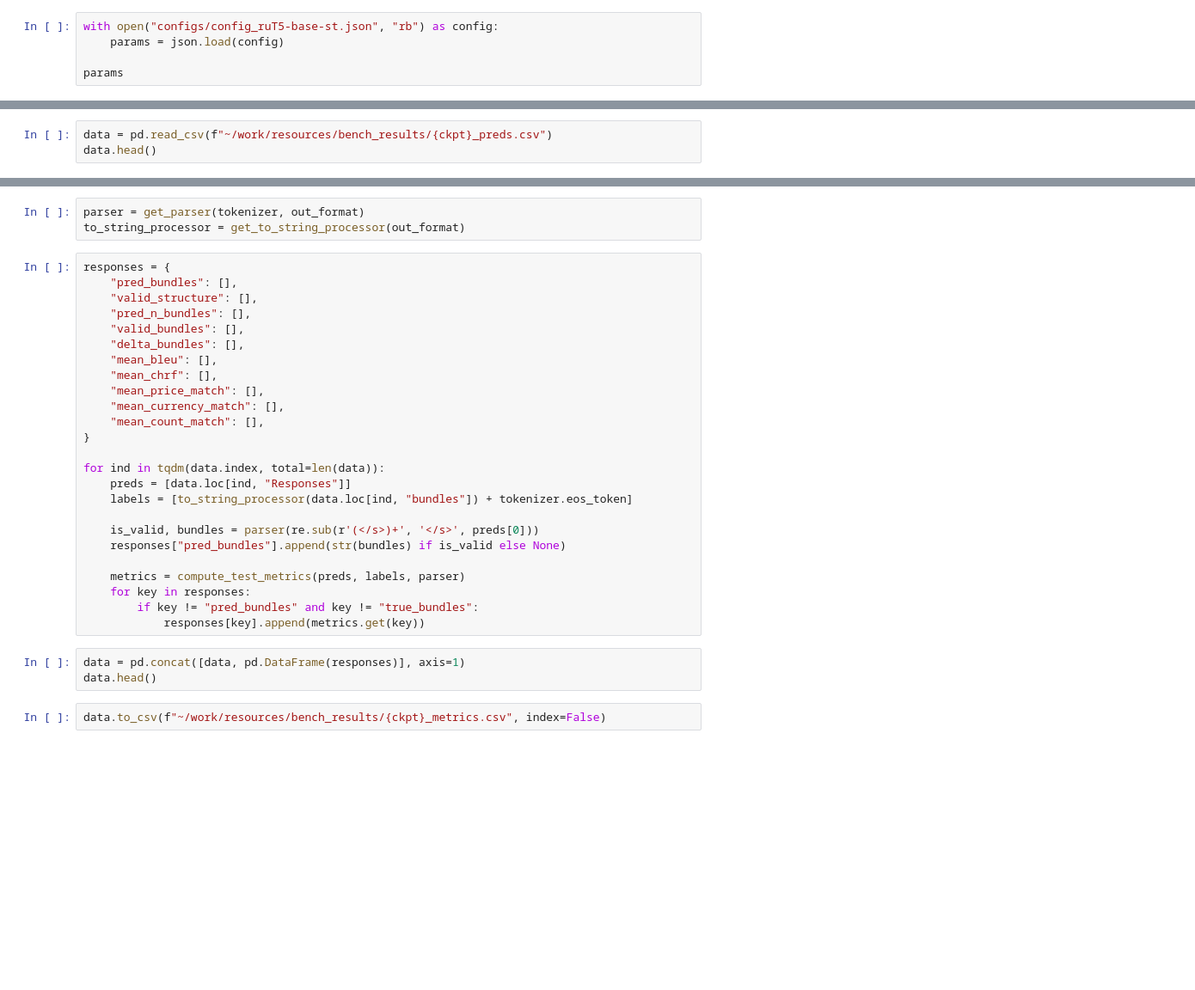
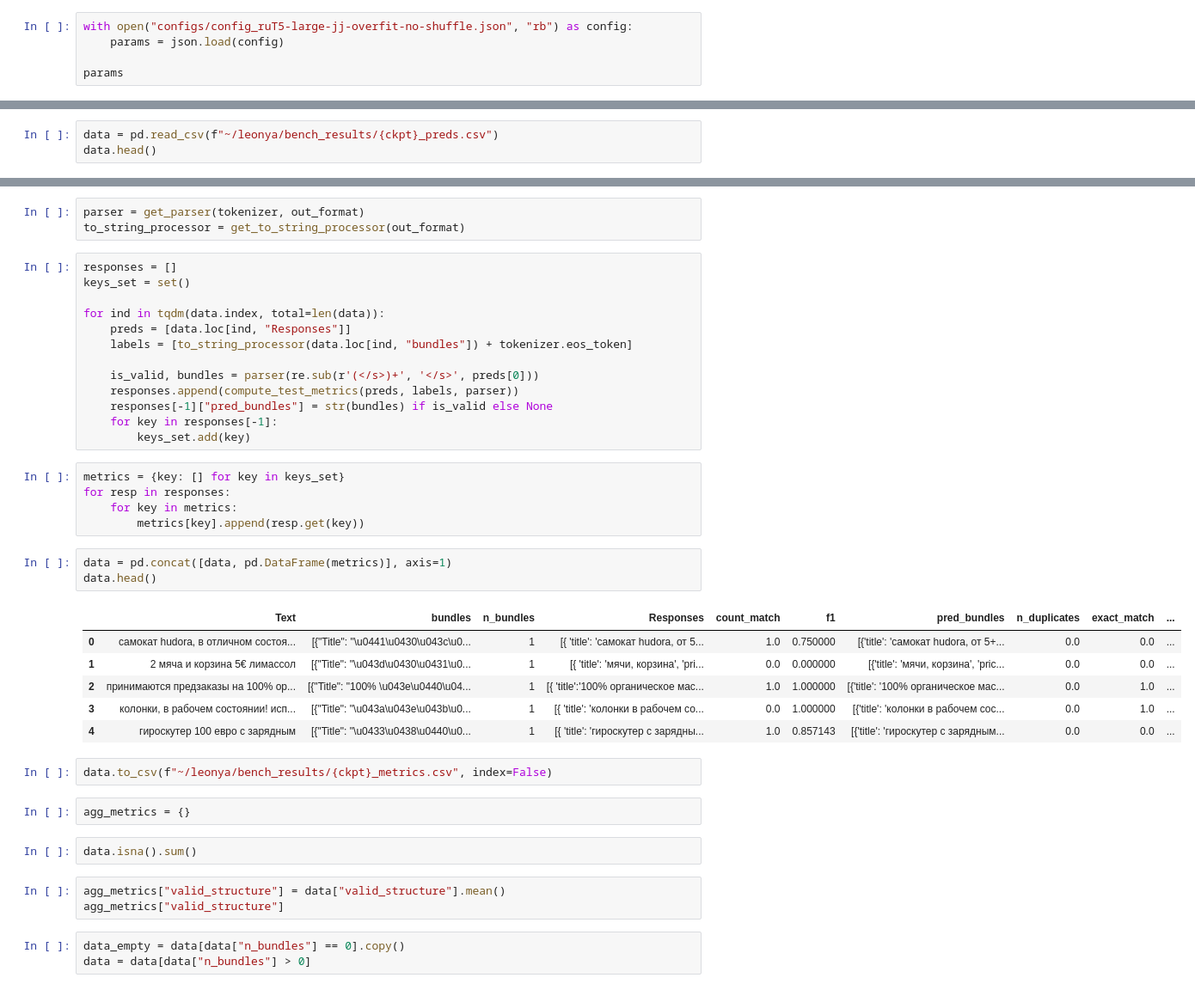
Before and after one commit to lpetrov02/ads_parsing, a Jupyter notebook: Models/train_scripts/eval_count_metrics.ipynb, the cells around one changed output, grey strips where cells are left out. Shown at 86% size. Saved outputs shown, nothing was run; the diff lists cells and outputs as text; blank space fills up the shorter version.

Commit message:
Updates configs and adds new scripts

```diff
--- a/Models/train_scripts/eval_count_metrics.ipynb
+++ b/Models/train_scripts/eval_count_metrics.ipynb
@@ -20,5 +22,5 @@ from utils import Format, get_to_string_processor
 # %%
-with open("configs/config_ruT5-base-st.json", "rb") as config:
+with open("configs/config_ruT5-large-jj-overfit-no-shuffle.json", "rb") as config:
     params = json.load(config)
 
 params
@@ -54,5 +60,5 @@ out_format
 # %%
-data = pd.read_csv(f"~/work/resources/bench_results/{ckpt}_preds.csv")
+data = pd.read_csv(f"~/leonya/bench_results/{ckpt}_preds.csv")
 data.head()
 # %% [output]
 |  | Text | bundles | n_bundles | Responses |
@@ -71,32 +76,42 @@ Special tokens have been added in the vocabulary, make sure the associated word
 parser = get_parser(tokenizer, out_format)
 to_string_processor = get_to_string_processor(out_format)
 # %%
-responses = {
-    "pred_bundles": [],
-    "valid_structure": [],
-    "pred_n_bundles": [],
-    "valid_bundles": [],
-    "delta_bundles": [],
-    "mean_bleu": [],
-    "mean_chrf": [],
-    "mean_price_match": [],
-    "mean_currency_match": [],
-    "mean_count_match": [],
-}
+responses = []
+keys_set = set()
 
 for ind in tqdm(data.index, total=len(data)):
     preds = [data.loc[ind, "Responses"]]
     labels = [to_string_processor(data.loc[ind, "bundles"]) + tokenizer.eos_token]
 
     is_valid, bundles = parser(re.sub(r'(</s>)+', '</s>', preds[0]))
-    responses["pred_bundles"].append(str(bundles) if is_valid else None)
-
-    metrics = compute_test_metrics(preds, labels, parser)
-    for key in responses:
-        if key != "pred_bundles" and key != "true_bundles":
-            responses[key].append(metrics.get(key))
+    responses.append(compute_test_metrics(preds, labels, parser))
+    responses[-1]["pred_bundles"] = str(bundles) if is_valid else None
+    for key in responses[-1]:
+        keys_set.add(key)
+# %%
+metrics = {key: [] for key in keys_set}
+for resp in responses:
+    for key in metrics:
+        metrics[key].append(resp.get(key))
 # %%
-data = pd.concat([data, pd.DataFrame(responses)], axis=1)
+data = pd.concat([data, pd.DataFrame(metrics)], axis=1)
 data.head()
+# %% [output]
+|  | Text | bundles | n_bundles | Responses | count_match | f1 | pred_bundles | n_duplicates | exact_match | ... |
+| 0 | самокат hudora, в отличном состоя... | [{"Title": "\u0441\u0430\u043c\u0... | 1 | [{ 'title': 'самокат hudora, от 5... | 1.0 | 0.750000 | [{'title': 'самокат hudora, от 5+... | 0.0 | 0.0 | ... |
+| 1 | 2 мяча и корзина 5€ лимассол | [{"Title": "\u043d\u0430\u0431\u0... | 1 | [{ 'title': 'мячи, корзина', 'pri... | 0.0 | 0.000000 | [{'title': 'мячи, корзина', 'pric... | 0.0 | 0.0 | ... |
+| 2 | принимаются предзаказы на 100% ор... | [{"Title": "100% \u043e\u0440\u04... | 1 | [{ 'title':'100% органическое мас... | 1.0 | 1.000000 | [{'title': '100% органическое мас... | 0.0 | 1.0 | ... |
+| 3 | колонки, в рабочем состоянии! исп... | [{"Title": "\u043a\u043e\u043b\u0... | 1 | [{ 'title': 'колонки в рабочем со... | 0.0 | 1.000000 | [{'title': 'колонки в рабочем сос... | 0.0 | 1.0 | ... |
+| 4 | гироскутер 100 евро с зарядным | [{"Title": "\u0433\u0438\u0440\u0... | 1 | [{ 'title': 'гироскутер с зарядны... | 1.0 | 0.857143 | [{'title': 'гироскутер с зарядным... | 0.0 | 0.0 | ... |
 # %%
-data.to_csv(f"~/work/resources/bench_results/{ckpt}_metrics.csv", index=False)
+data.to_csv(f"~/leonya/bench_results/{ckpt}_metrics.csv", index=False)
+# %%
+agg_metrics = {}
+# %%
+data.isna().sum()
+# %%
+agg_metrics["valid_structure"] = data["valid_structure"].mean()
+agg_metrics["valid_structure"]
+# %%
+data_empty = data[data["n_bundles"] == 0].copy()
+data = data[data["n_bundles"] > 0]
```
Also changed, not shown: parts of 28 cells of this notebook, 13 other files.
